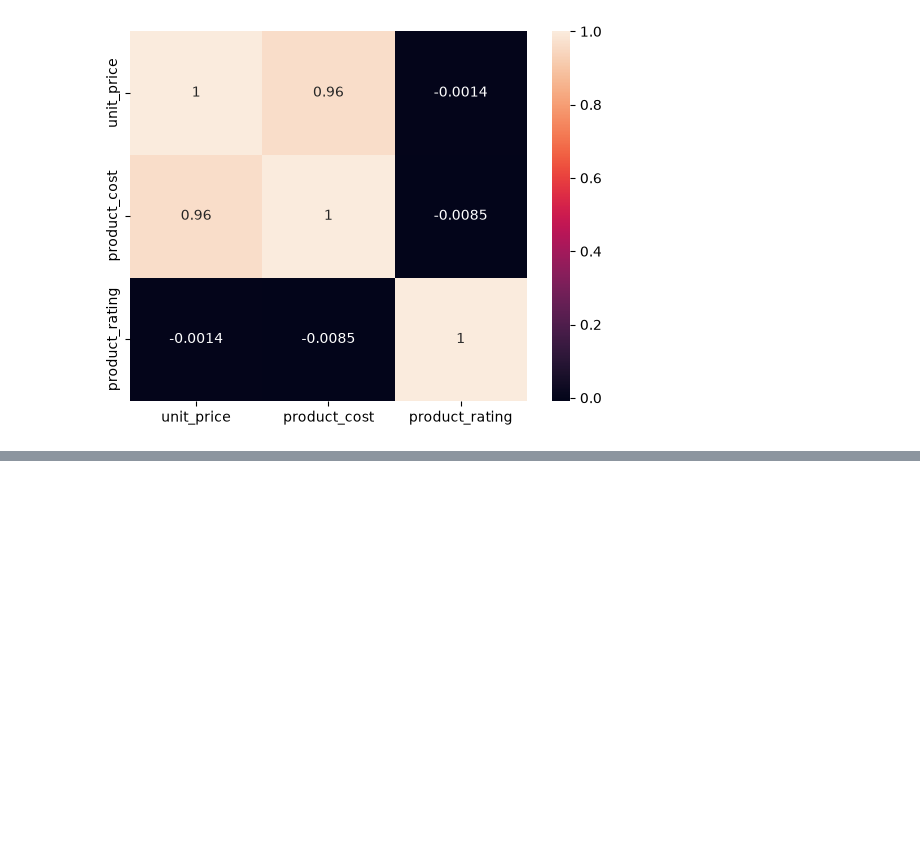
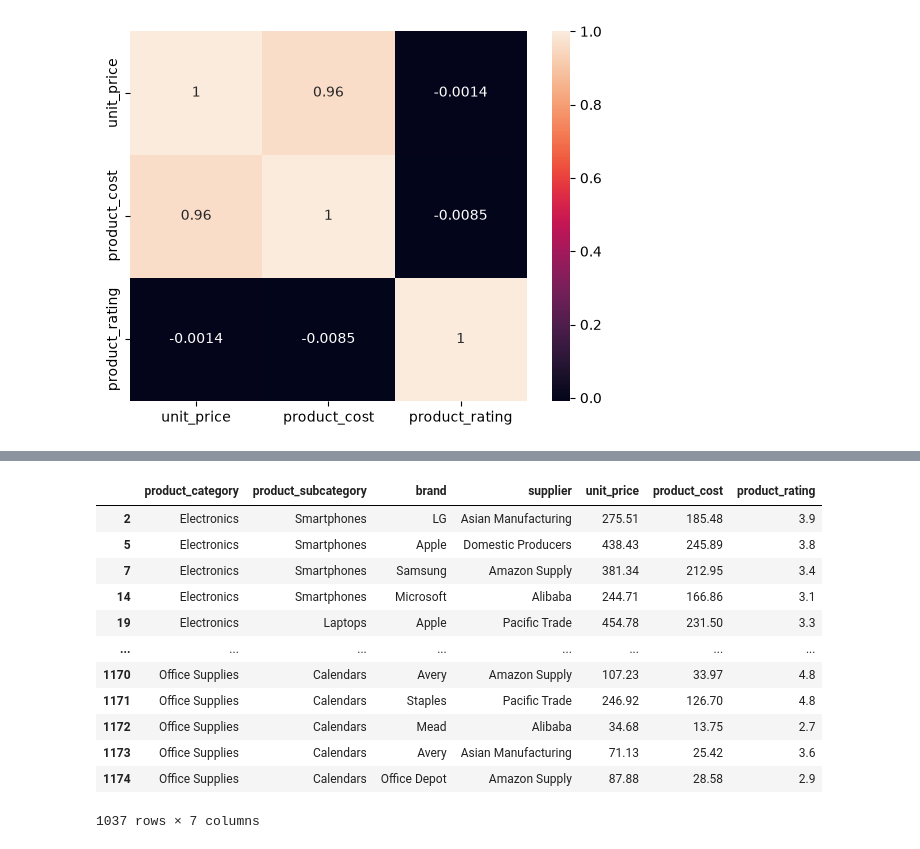
Before and after one commit to parwazsherrif/INTERN-_THIRANEX, a Jupyter notebook: III- TASK DATASCIENCE.ipynb, the cells around one changed output, grey strips where cells are left out. Saved outputs shown, nothing was run; the diff lists cells and outputs as text; code cells hidden in the pictures; blank space fills up the shorter version.

```diff
--- a/III- TASK DATASCIENCE.ipynb
+++ b/III- TASK DATASCIENCE.ipynb
@@ -211,0 +252,18 @@ chi2_df
+# %%
+df=df.drop(['product_id','product_name'],axis=1)
+# %%
+df
+# %% [output]
+|  | product_category | product_subcategory | brand | supplier | unit_price | product_cost | product_rating |
+| 2 | Electronics | Smartphones | LG | Asian Manufacturing | 275.51 | 185.48 | 3.9 |
+| 5 | Electronics | Smartphones | Apple | Domestic Producers | 438.43 | 245.89 | 3.8 |
+| 7 | Electronics | Smartphones | Samsung | Amazon Supply | 381.34 | 212.95 | 3.4 |
+| 14 | Electronics | Smartphones | Microsoft | Alibaba | 244.71 | 166.86 | 3.1 |
+| 19 | Electronics | Laptops | Apple | Pacific Trade | 454.78 | 231.50 | 3.3 |
+| ... | ... | ... | ... | ... | ... | ... | ... |
+| 1170 | Office Supplies | Calendars | Avery | Amazon Supply | 107.23 | 33.97 | 4.8 |
+| 1171 | Office Supplies | Calendars | Staples | Pacific Trade | 246.92 | 126.70 | 4.8 |
+| 1172 | Office Supplies | Calendars | Mead | Alibaba | 34.68 | 13.75 | 2.7 |
+| 1173 | Office Supplies | Calendars | Avery | Asian Manufacturing | 71.13 | 25.42 | 3.6 |
+| 1174 | Office Supplies | Calendars | Office Depot | Amazon Supply | 87.88 | 28.58 | 2.9 |
+1037 rows × 7 columns
```
Also changed, not shown: parts of 10 cells of this notebook.
